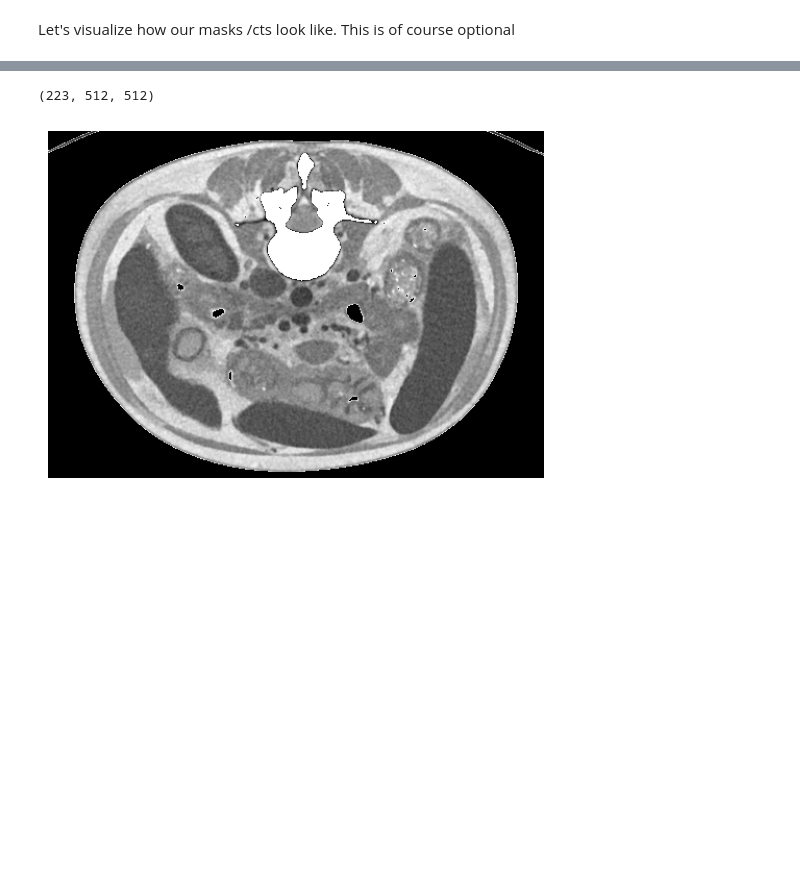
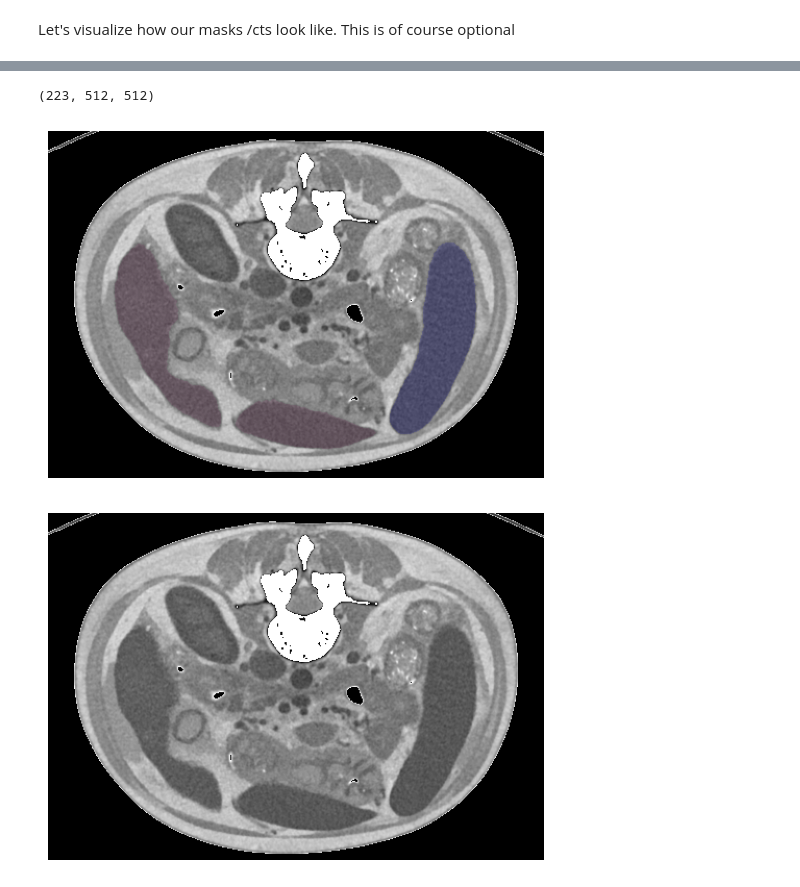
Before and after one commit to mlwatzenboeck/RADIPOP, a Jupyter notebook: notebooks/CW_extract_features.ipynb, the cells around one changed output, grey strips where cells are left out. Cells and saved outputs as stored; diff of their text form; code cells hidden in the pictures; blank space fills up the shorter version.

```diff
--- a/notebooks/CW_extract_features.ipynb
+++ b/notebooks/CW_extract_features.ipynb
@@ -146,28 +150,34 @@ fe_setting = RADIPOP_PACKAGE_ROOT / "yaml" / "exampleCT.yaml"
 # %%
 # Perform some windowing on the image:
 # a typical soft tissue window is  wl=50, ww=500
 # in the paper wl=60, ww=400 was used.
 
-img_transformed = convert_and_extract_from_nii(image_loc, out_range=[0, 255], wl=60, ww=400, dtype=np.uint8)
+# fe_setting = RADIPOP_PACKAGE_ROOT / "yaml" / "exampleCT.yaml" # not needed ...
+
+
+img_transformed = convert_and_extract_from_nii(image_loc, out_range=[0, 1.0], wl=50, ww=500, dtype=np.float64)
 
 img_array = sitk.GetArrayFromImage(img_transformed)
 mask_array = sitk.GetArrayFromImage(mask)
 
 idx = 120
 image_xy_slice = img_array[idx, :, :]
 label_xy_slice = mask_array[idx, :, :]
 
 crop = lambda x: radipop_utils.visualization.crop_image(x, top_ratio=0.15, bottom_ratio=0.2, left_ratio=0.05, right_ratio=0.02)
 image_xy_slice = crop(image_xy_slice)
 label_xy_slice = crop(label_xy_slice)
 
 color_dictionary = {
     'violet': (170/255, 48/255, 127/255, 0.35),
     'blue':   (0, 0, 1, 0.35),
 }
 #                                         ct               liver                        spleen
-radipop_utils.visualization.overlay_masks(image_xy_slice, [], []);# , [label_xy_slice==1,           label_xy_slice==2],
-                                                          # [color_dictionary['violet'],  color_dictionary['blue']]);
+radipop_utils.visualization.overlay_masks(image_xy_slice, [label_xy_slice==1,           label_xy_slice==2],
+                                                          [color_dictionary['violet'],  color_dictionary['blue']]);
+
+radipop_utils.visualization.overlay_masks(image_xy_slice, [], []);
 # %% [output]
 (223, 512, 512)
-[figure, old version]
+[figure, new version]
+[figure, added]
```
Also changed, not shown: parts of 4 cells of this notebook, 1 other file.
